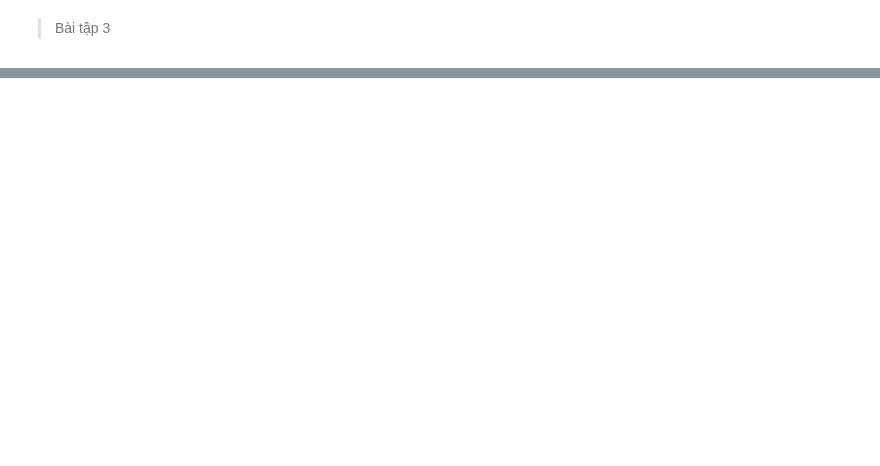
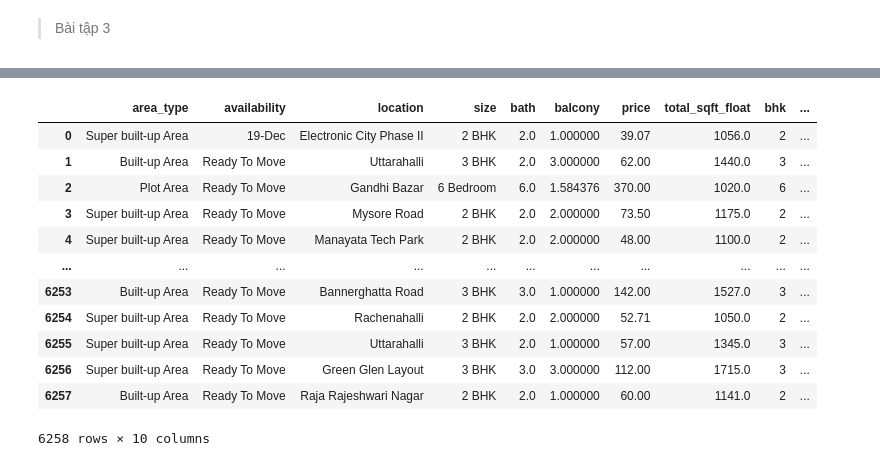
Before and after one commit to quanzz123/DataMining-Homework, a Jupyter notebook: Lab 2-Data Preprocessing/thuc_hanh.ipynb, the cells around one changed output, grey strips where cells are left out. Saved outputs shown, nothing was run; the diff lists cells and outputs as text; code cells hidden in the pictures; blank space fills up the shorter version.

```diff
--- a/Lab 2-Data Preprocessing/thuc_hanh.ipynb
+++ b/Lab 2-Data Preprocessing/thuc_hanh.ipynb
@@ -633,0 +701,16 @@ df11.shape
+# %%
+df13.reset_index(drop=True)
+# %% [output]
+|  | area_type | availability | location | size | bath | balcony | price | total_sqft_float | bhk | ... |
+| 0 | Super built-up Area | 19-Dec | Electronic City Phase II | 2 BHK | 2.0 | 1.000000 | 39.07 | 1056.0 | 2 | ... |
+| 1 | Built-up Area | Ready To Move | Uttarahalli | 3 BHK | 2.0 | 3.000000 | 62.00 | 1440.0 | 3 | ... |
+| 2 | Plot Area | Ready To Move | Gandhi Bazar | 6 Bedroom | 6.0 | 1.584376 | 370.00 | 1020.0 | 6 | ... |
+| 3 | Super built-up Area | Ready To Move | Mysore Road | 2 BHK | 2.0 | 2.000000 | 73.50 | 1175.0 | 2 | ... |
+| 4 | Super built-up Area | Ready To Move | Manayata Tech Park | 2 BHK | 2.0 | 2.000000 | 48.00 | 1100.0 | 2 | ... |
+| ... | ... | ... | ... | ... | ... | ... | ... | ... | ... | ... |
+| 6253 | Built-up Area | Ready To Move | Bannerghatta Road | 3 BHK | 3.0 | 1.000000 | 142.00 | 1527.0 | 3 | ... |
+| 6254 | Super built-up Area | Ready To Move | Rachenahalli | 2 BHK | 2.0 | 2.000000 | 52.71 | 1050.0 | 2 | ... |
+| 6255 | Super built-up Area | Ready To Move | Uttarahalli | 3 BHK | 2.0 | 1.000000 | 57.00 | 1345.0 | 3 | ... |
+| 6256 | Super built-up Area | Ready To Move | Green Glen Layout | 3 BHK | 3.0 | 3.000000 | 112.00 | 1715.0 | 3 | ... |
+| 6257 | Built-up Area | Ready To Move | Raja Rajeshwari Nagar | 2 BHK | 2.0 | 1.000000 | 60.00 | 1141.0 | 2 | ... |
+6258 rows × 10 columns
```
Also changed, not shown: parts of 12 cells of this notebook, 1 other file.
